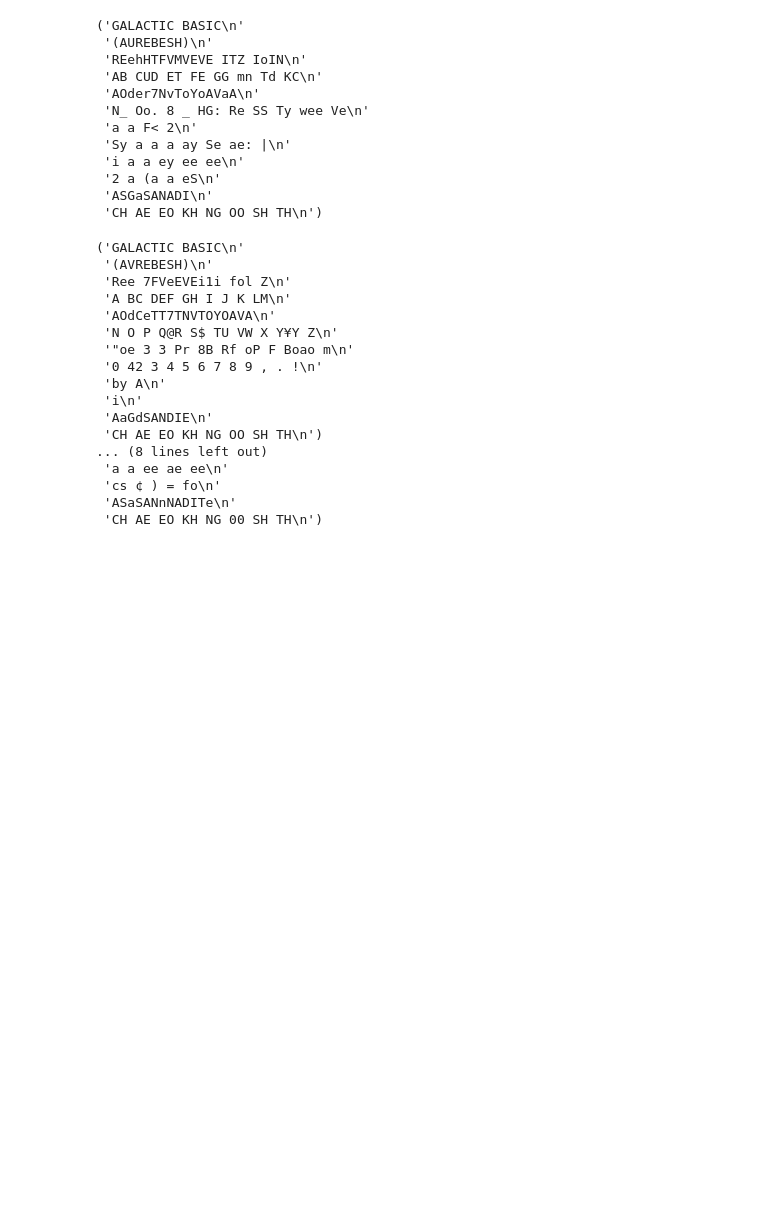
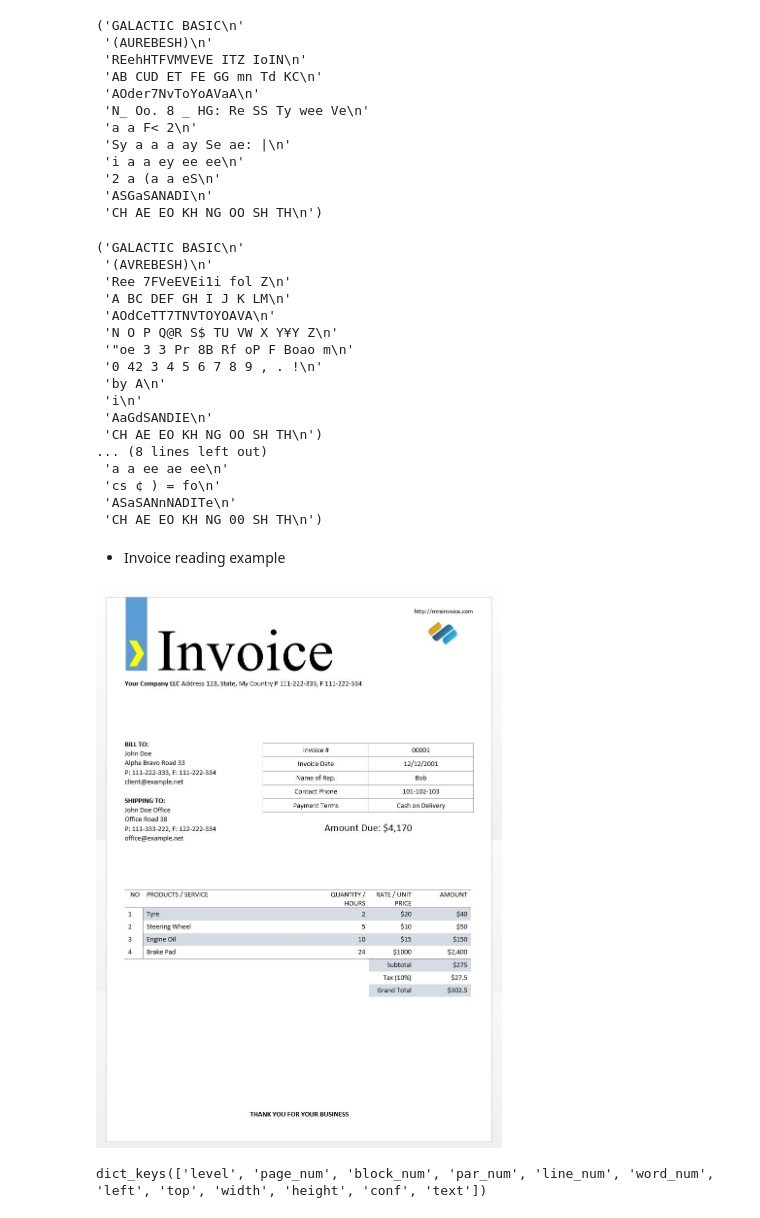
Before and after one commit to nae-bananes/opensourceLLM, a Jupyter notebook: 999 - OCR.ipynb, the cells around one changed output. Cells and saved outputs as stored; diff of their text form; code cells hidden in the pictures; blank space fills up the shorter version.

Commit message:
invoice reading

```diff
--- a/999 - OCR.ipynb
+++ b/999 - OCR.ipynb
@@ -142,3 +142,21 @@ p_.pprint(string_gray)
  'cs ¢ ) = fo\n'
  'ASaSANnNADITe\n'
  'CH AE EO KH NG 00 SH TH\n')
+# %% [markdown]
+- Invoice reading example
+# %%
+from IPython.display import Image
+Image('fig/invoice-sample.jpg')
+# %% [output]
+[figure, added]
+# %%
+import cv2
+import pytesseract
+from pytesseract import Output
+
+img = cv2.imread('fig/invoice-sample.jpg')
+
+d = pytesseract.image_to_data(img, output_type=Output.DICT)
+print(d.keys())
+# %% [output]
+dict_keys(['level', 'page_num', 'block_num', 'par_num', 'line_num', 'word_num', 'left', 'top', 'width', 'height', 'conf', 'text'])
```
Also changed, not shown: parts of 3 cells of this notebook, 3 other files.
